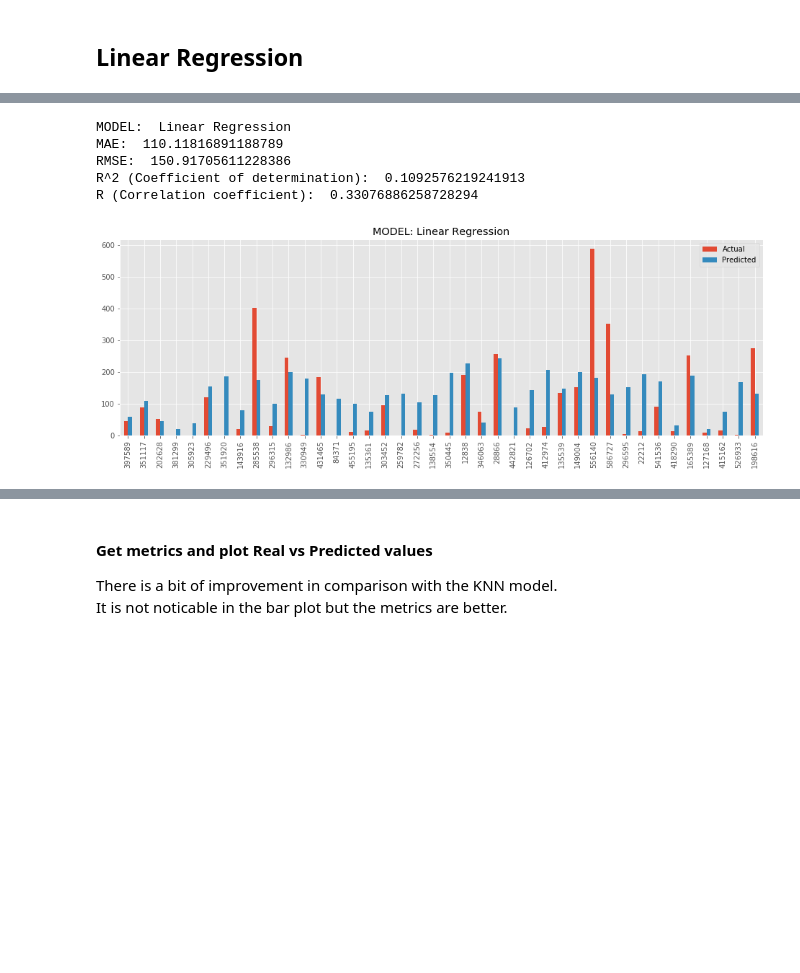
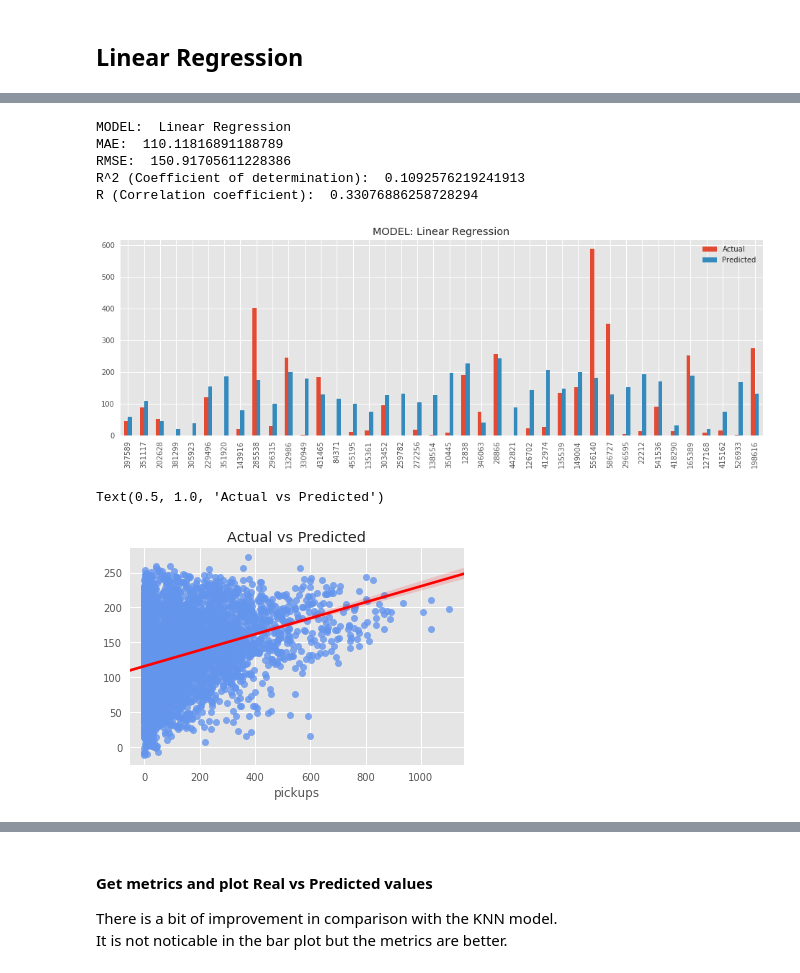
Before and after one commit to angelrps/MasterDataScience_FinalProject, a Jupyter notebook: notebooks/Modelling_01.ipynb, the cells around one changed output, grey strips where cells are left out. Drawn from its saved outputs; the diff is of its cells as text; code cells hidden in the pictures; blank space fills up the shorter version.

```diff
--- a/notebooks/Modelling_01.ipynb
+++ b/notebooks/Modelling_01.ipynb
@@ -343,11 +384,18 @@ I can see with the graph that predictions are quite bad.
 Metrics confirm this. There is a weak correlation (0.33) between real values and predictions and errors of 110-150 (MAE-RMSE) are not good enough for the scale of the pickups variable.
 # %%
 reg_metrics = get_metrics('Linear Regression',y_val, reg_y_pred)
+
 plot_real_vs_pred('Linear Regression', y_val, reg_y_pred)
+
+sns.regplot(y_val.head(5000), reg_y_pred[:5000],
+           scatter_kws={"color": "cornflowerblue"}, line_kws={"color": "red"}) \
+            .set_title('Actual vs Predicted')
 # %% [output]
 MODEL:  Linear Regression
 MAE:  110.11816891188789
 RMSE:  150.91705611228386
 R^2 (Coefficient of determination):  0.1092576219241913
 R (Correlation coefficient):  0.33076886258728294
 [figure]
+Text(0.5, 1.0, 'Actual vs Predicted')
+[figure, added]
```
Also changed, not shown: parts of 47 cells of this notebook.
